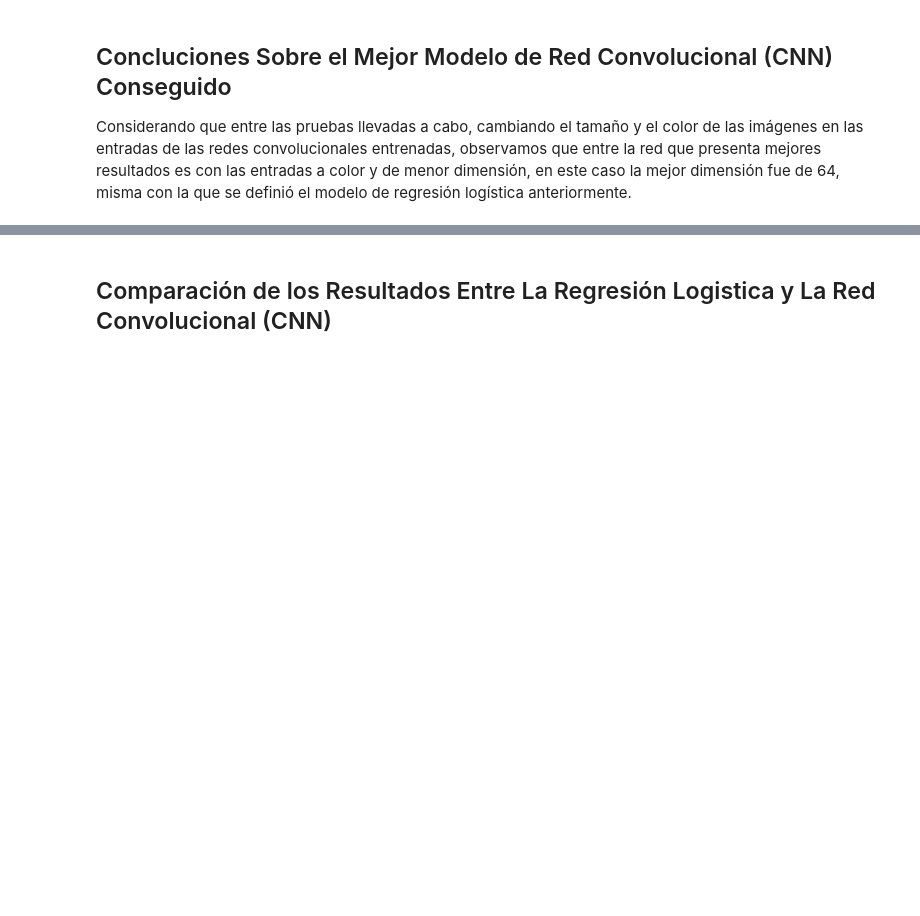
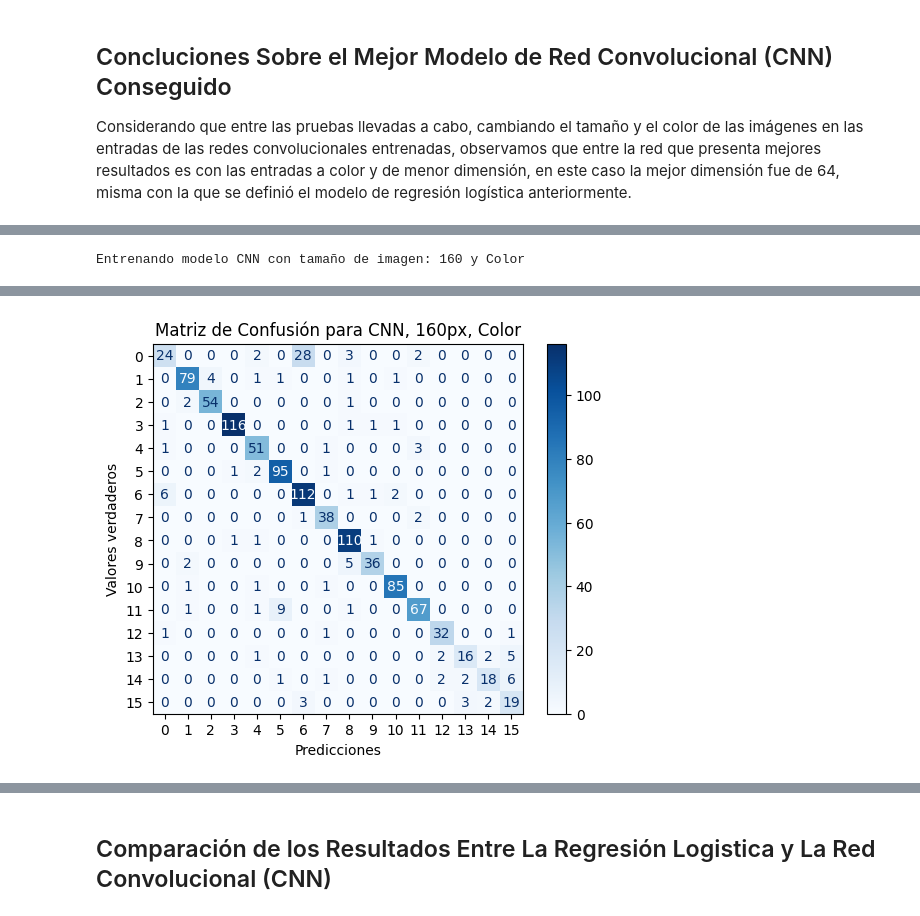
Before and after one commit to F3liP3L/Statistics_III, a Jupyter notebook: tarea3/src/tarea3.ipynb, the cells around one changed output, grey strips where cells are left out. Drawn from its saved outputs; the diff is of its cells as text; code cells hidden in the pictures; blank space fills up the shorter version.

```diff
--- a/tarea3/src/tarea3.ipynb
+++ b/tarea3/src/tarea3.ipynb
@@ -464,0 +478,4 @@ Considerando que entre las pruebas llevadas a cabo, cambiando el tamaño y el co
+# %%
+model, labelEncoder, valAccuracy = trainModel("CNN",160,False)
+# %% [output]
+Entrenando modelo CNN con tamaño de imagen: 160 y Color
@@ -464,0 +499 @@ Considerando que entre las pruebas llevadas a cabo, cambiando el tamaño y el co
+[figure, added]
```
Also changed, not shown: parts of 10 cells of this notebook, 2 other files.
